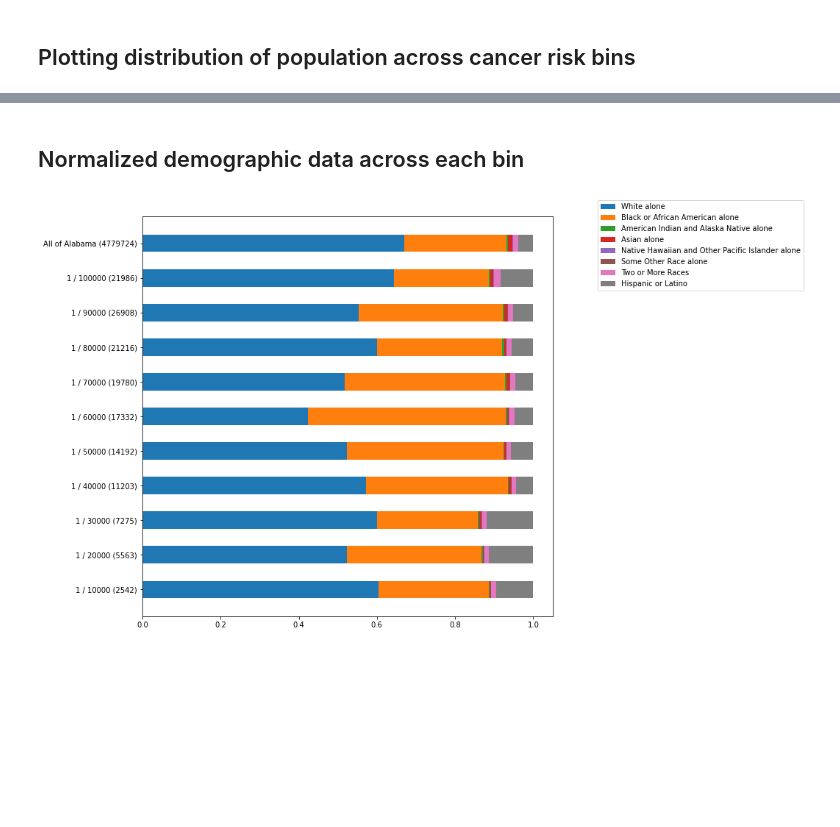
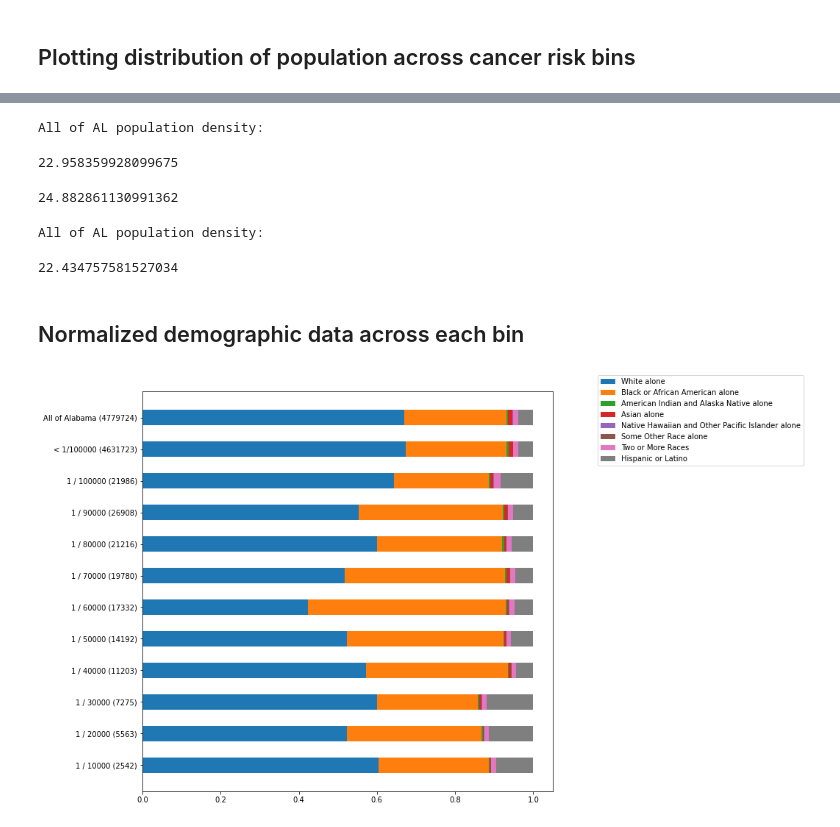
Before and after one commit to jasondamico/d3-visualizations, a Jupyter notebook: propublica_hotspots/eda/cancer_risk_distribution.ipynb, the cells around one changed output, grey strips where cells are left out. Cells and saved outputs as stored; diff of their text form; code cells hidden in the pictures; blank space fills up the shorter version.

```diff
--- a/propublica_hotspots/eda/cancer_risk_distribution.ipynb
+++ b/propublica_hotspots/eda/cancer_risk_distribution.ipynb
@@ -102,0 +131,23 @@ plt.show()
+# %%
+plt.figure(figsize=(10,10))
+
+pops = []
+labels = []
+
+for i in range(len(bins) - 1):
+
+    bin_str = "1 / " + str(ceil((1 / bins[i])))
+
+    bin_group = gridspaces_df.loc[(gridspaces_df["ilcr"] >= bins[i]) & (gridspaces_df["ilcr"] < bins[i + 1])]
+
+    pop = bin_group["Total"].sum() / len(bin_group)
+
+    pops.append(pop)
+    labels.append(bin_str)
+
+plt.bar(labels, pops)
+plt.xticks(rotation=90)
+plt.xlabel("Maximum value in bin")
+plt.ylabel("Population density")
+plt.title("Population density per cancer risk bin")
+plt.show()
@@ -103,3 +156,19 @@ plt.show()
+# %%
+print("All of AL population density:")
+gridspaces_df["Total"].sum() / len(gridspaces_df)
+# %% [output]
+All of AL population density:
+22.958359928099675
+# %%
+gridspaces_df.loc[gridspaces_df["Total"] != 0]["Total"].mean()
+# %% [output]
+24.882861130991362
+# %%
+print("All of AL population density:")
+gridspaces_df[gridspaces_df["ilcr"] == 0]["Total"].sum() / len(gridspaces_df[gridspaces_df["ilcr"] == 0])
+# %% [output]
+All of AL population density:
+22.434757581527034
 # %% [markdown]
 ## Normalized demographic data across each bin
 # %%
@@ -108,24 +177,26 @@ for col in race_cols:
 # %%
 plt.figure(figsize=(10,10))
 
 data = cancer_groups.iloc[::-1].reset_index(drop=True)
 
 al_total = gridspaces_df["Total"].sum()
+non_hotspot_total = gridspaces_df.loc[gridspaces_df["ilcr"] == 0, "Total"].sum()
 
-names = (data["Maximum value in bin"] + " (" + data["Total"].astype(int).astype(str) + ")").tolist() + [f"All of Alabama ({round(al_total)})"]
+names = (data["Maximum value in bin"] + " (" + data["Total"].astype(int).astype(str) + ")").tolist() + [f"< 1/100000 ({round(non_hotspot_total)})", f"All of Alabama ({round(al_total)})"]
 
 percs = []
 
 # Assertion: all rows will be converted to bars and placed on same plot
 for col in race_cols:
+    non_hotspot = gridspaces_df.loc[gridspaces_df["ilcr"] == 0, col].sum() / non_hotspot_total
     all_al = gridspaces_df[col].sum() / al_total
 
-    perc = pd.Series(data[col + " %"].tolist() + [all_al])
+    perc = pd.Series(data[col + " %"].tolist() + [non_hotspot, all_al])
 
     plt.barh(names, perc, 0.5, left=sum(percs))
     percs.append(perc)
 
 plt.legend([f"{race_cols[i]}" for i in range(len(race_cols))], bbox_to_anchor=(1.1, 1.05))
 plt.show()
 # %% [output]
-[figure, old version]
+[figure, new version]
```
Also changed, not shown: parts of 3 cells of this notebook.
